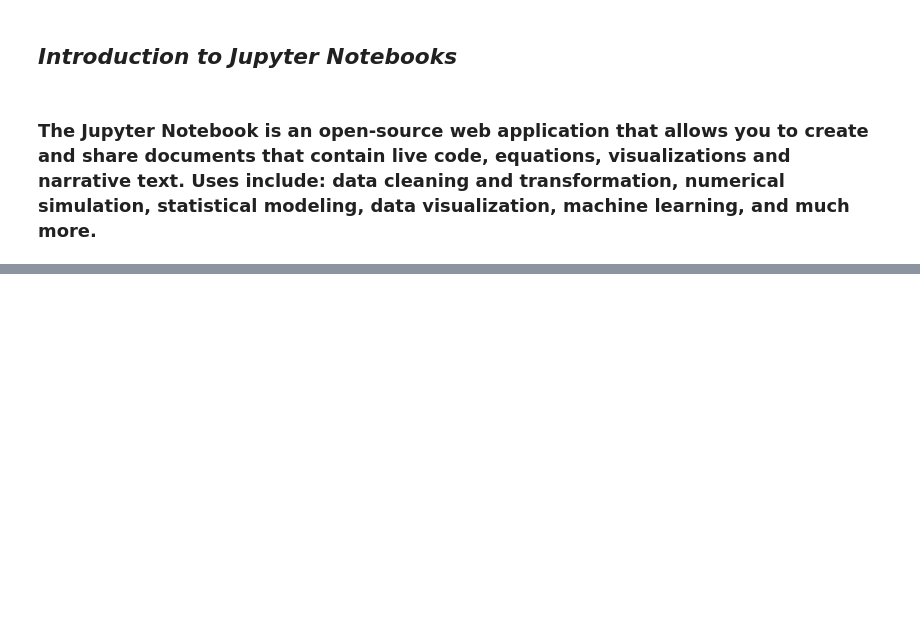
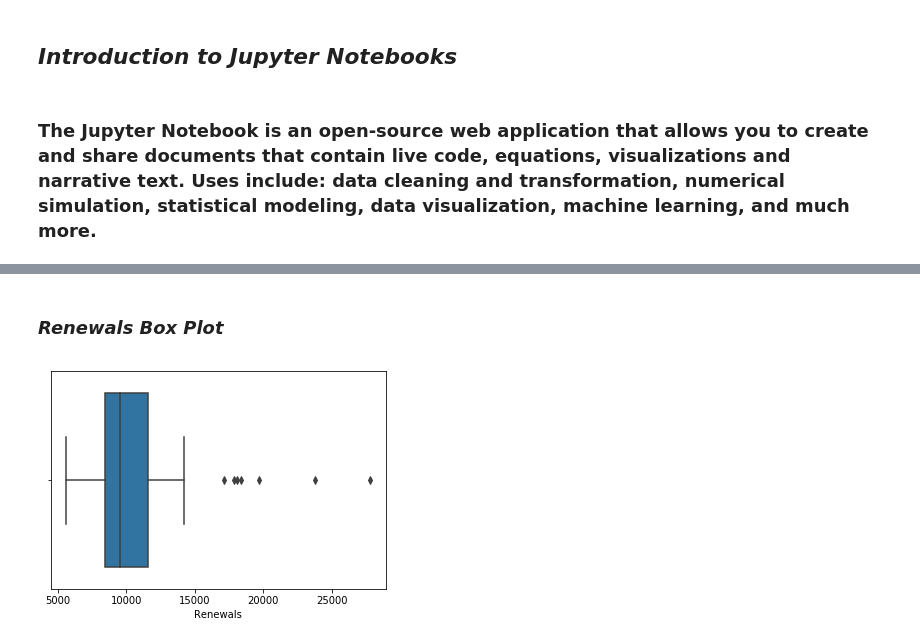
Before and after one commit to TMHP-DMO-DataScience/Python_Tutorial, a Jupyter notebook: TMHP_Python_Tutorial_I.ipynb, the cells around one changed output, grey strips where cells are left out. Cells and saved outputs as stored; diff of their text form; code cells hidden in the pictures; blank space fills up the shorter version.

```diff
--- a/TMHP_Python_Tutorial_I.ipynb
+++ b/TMHP_Python_Tutorial_I.ipynb
@@ -272,0 +271,6 @@ df.to_excel('Excel_Sample.xlsx',sheet_name='Sheet1')
+# %% [markdown]
+### **_Renewals Box Plot_**
+# %%
+BoxPlot_CHIP_Renewals = sns.boxplot(x = CHIP_Data['Renewals'])
+# %% [output]
+[figure, added]
```
Also changed, not shown: parts of 101 cells of this notebook, 1 other file.
